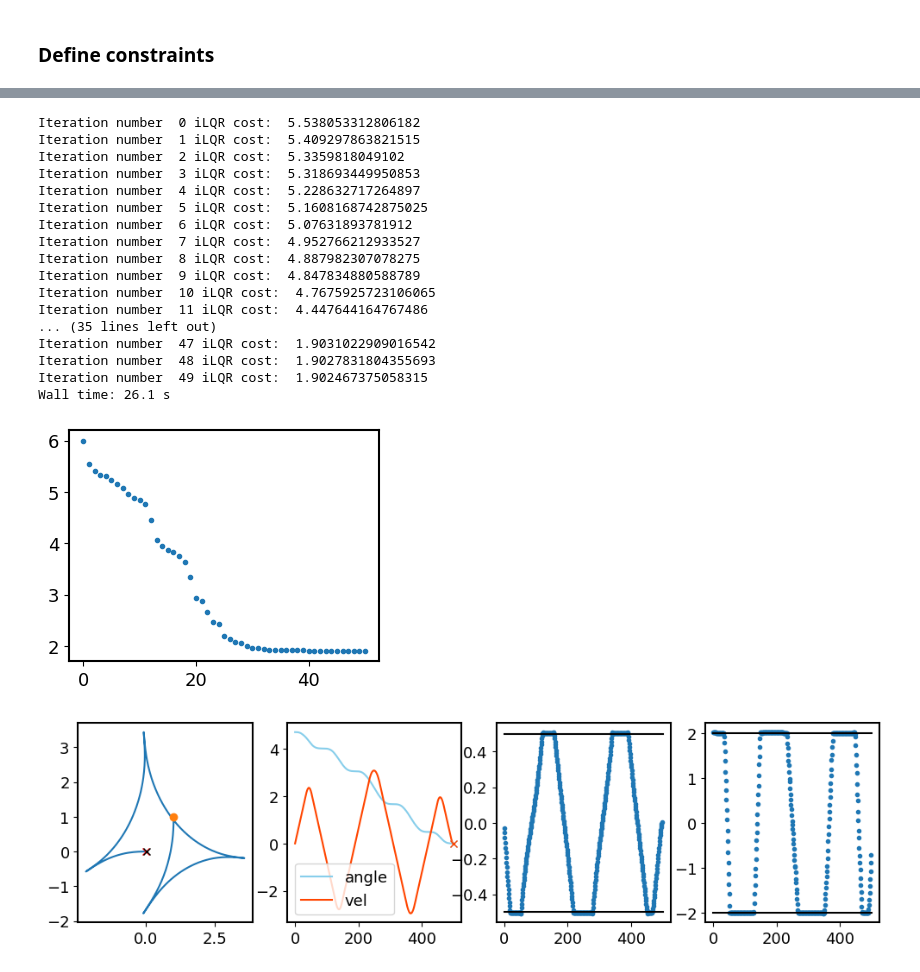
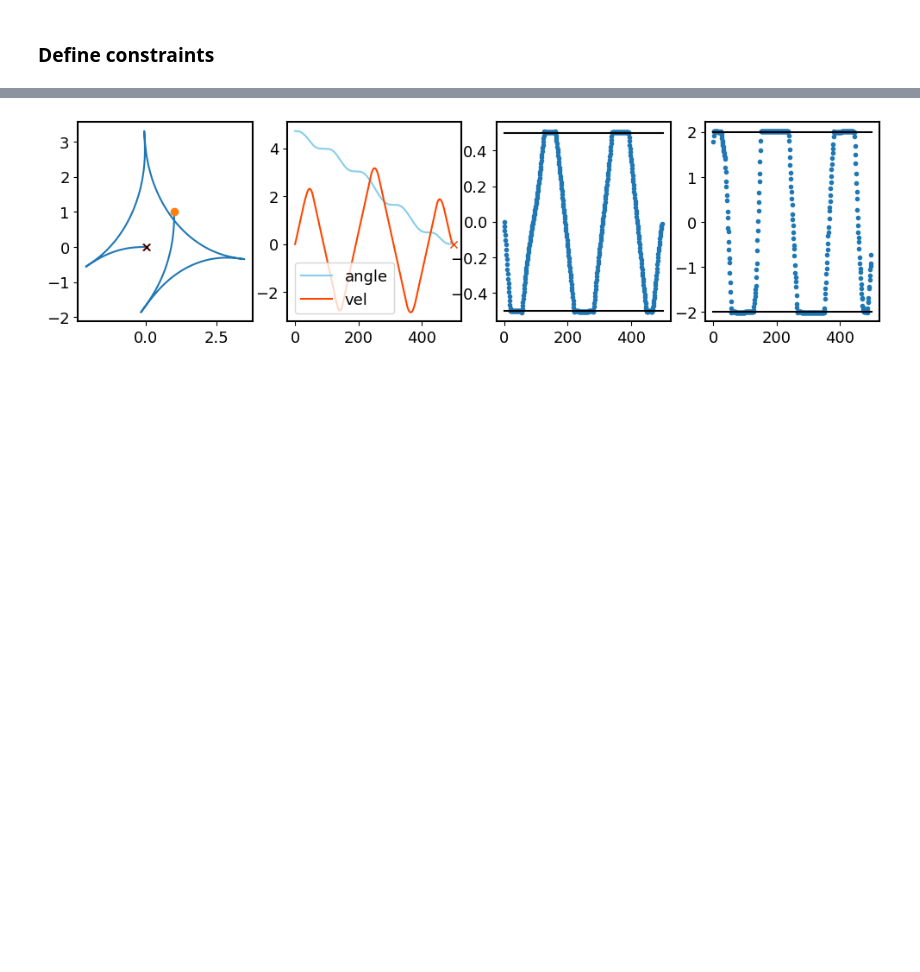
Before and after one commit to chenjianxing1/iLQR-ADMM, a Jupyter notebook: notebooks/Car/Replicate of control-limited ddp car example.ipynb, the cells around one changed output, grey strips where cells are left out. Drawn from its saved outputs; the diff is of its cells as text; code cells hidden in the pictures; blank space fills up the shorter version.

```diff
--- a/notebooks/Car/Replicate of control-limited ddp car example.ipynb
+++ b/notebooks/Car/Replicate of control-limited ddp car example.ipynb
@@ -52,3 +40,9 @@ dt: 0.03
+# %%
+x_dim = 4   # Dimension of the state
+u_dim = 2   # Dimension of the control
+T     = 15. # Duration in seconds
+N     = 500 # Number of time-steps
+dt    = T/N # Discretization of time in seconds
 # %% [markdown]
 #### Forward model f(x, u) and its jacobian get_AB(x, u)
 # %%
@@ -174,16 +146,23 @@ sls.cost_function = cost
+# %%
+## Initialize an iSLS object
+sls = iSLS(x_dim=x_dim, u_dim=u_dim, N=N)
+
+# Set the forward model
+sls.forward_model = f
+
+# Set the cost function
+sls.cost_function = cost
 # %% [markdown]
 ### Solve the unconstrained problem
 # %%
-# initial guess
+# Initial guess
 u0 = np.random.normal(size=(N, u_dim))*0.1
-# u0 = np.ones((N, u_dim))*1e-1
 x0 = np.array([1., 1., 3.*np.pi/2, 0])
-x_nom,u_nom = sls.rollout_batch(x0[None], u0[None])
-x_nom = x_nom[0]
-u_nom = u_nom[0]
+
+x_nom,u_nom = sls.get_trajectory_batch(x0, u0)
 
 sls.reset() # reset if you reinitialize the problem
-sls.nominal_values = x_nom, u_nom
+sls.nominal_values = x_nom, u_nom # set the initial values
 # %%
 %%time
 # Solve
@@ -270,5 +244,6 @@ list_of_proj_u += [project_u]
 # %%
 u0 = np.random.normal(size=(N, u_dim))*0.1
-x_nom,u_nom = sls.rollout_batch(x0[None], u0[None])
-x_nom = x_nom[0]
-u_nom = u_nom[0]
+x_nom,u_nom = sls.get_trajectory_batch(x0, u0)
+sls.reset()
+sls.nominal_values = x_nom, u_nom
+sls.cost
@@ -281,56 +280,29 @@ sls.cost
 # %%
-%%time
-Rr = np.diag([1e-1, 1e-2])
-alpha = 1. # relaxation parameter for ADMM
-k_max = 50
-log = sls.ilqr_admm(get_AB, get_Cs=get_Cs, list_of_proj_x=list_of_proj_x, list_of_proj_u=list_of_proj_u, max_admm_iter=5,
-                        max_line_search=50, rho_x=None, rho_u=Rr, alpha=alpha, k_max=k_max, threshold=1e-3, verbose=False, log=True)
-plt.plot(sls.cost_log,".")
-# plt.plot(log)
-# print(sls.x_nom[-1])
 fig,ax = plt.subplots(ncols=4, figsize=(12,3))
 ax[0].plot(sls.x_nom[:,0], sls.x_nom[:,1])
 ax[0].plot(sls.x_nom[0,0], sls.x_nom[0,1], "o")
 ax[0].plot(sls.x_nom[-1,0]*0, sls.x_nom[-1,1]*0, "rx")
 ax[0].plot(sls.x_nom[-1,0], sls.x_nom[-1,1], "kx")
 
 
 ax[1].plot(sls.x_nom[:,2], "skyblue", label="angle")
 ax[1].plot(sls.x_nom[:,3], "orangered", label="vel")
 
 ax[1].plot([N], [0], "x", color= "skyblue")
 ax[1].plot([N], [0], "x", color="orangered")
 
 ax[1].legend()
 
 ax[2].plot(sls.u_nom[:-1,0], ".")
 ax[3].plot(sls.u_nom[:-1,1],".")
 lower_us = [lower_u1, lower_u2]
 upper_us = [upper_u1, upper_u2]
 
 for i in range(2):
     ax[2+i].plot([0,N],[lower_us[i]]*2, "k")
     ax[i+2].plot([0,N],[upper_us[i]]*2, "k")
 # %% [output]
-Iteration number  0 iLQR cost:  5.538053312806182
-Iteration number  1 iLQR cost:  5.409297863821515
-Iteration number  2 iLQR cost:  5.3359818049102
-Iteration number  3 iLQR cost:  5.318693449950853
-Iteration number  4 iLQR cost:  5.228632717264897
-Iteration number  5 iLQR cost:  5.1608168742875025
-Iteration number  6 iLQR cost:  5.07631893781912
-Iteration number  7 iLQR cost:  4.952766212933527
-Iteration number  8 iLQR cost:  4.887982307078275
-Iteration number  9 iLQR cost:  4.847834880588789
-Iteration number  10 iLQR cost:  4.7675925723106065
-Iteration number  11 iLQR cost:  4.447644164767486
-... (35 lines left out)
-Iteration number  47 iLQR cost:  1.9031022909016542
-Iteration number  48 iLQR cost:  1.9027831804355693
-Iteration number  49 iLQR cost:  1.902467375058315
-Wall time: 26.1 s
-[figure, old version]
+[figure, new version]
-[figure, removed]
 # %%
 fig = plt.figure(figsize=(5, 4))
 ax = fig.add_subplot(autoscale_on=False)
```
Also changed, not shown: parts of 14 cells of this notebook, 15 other files.
